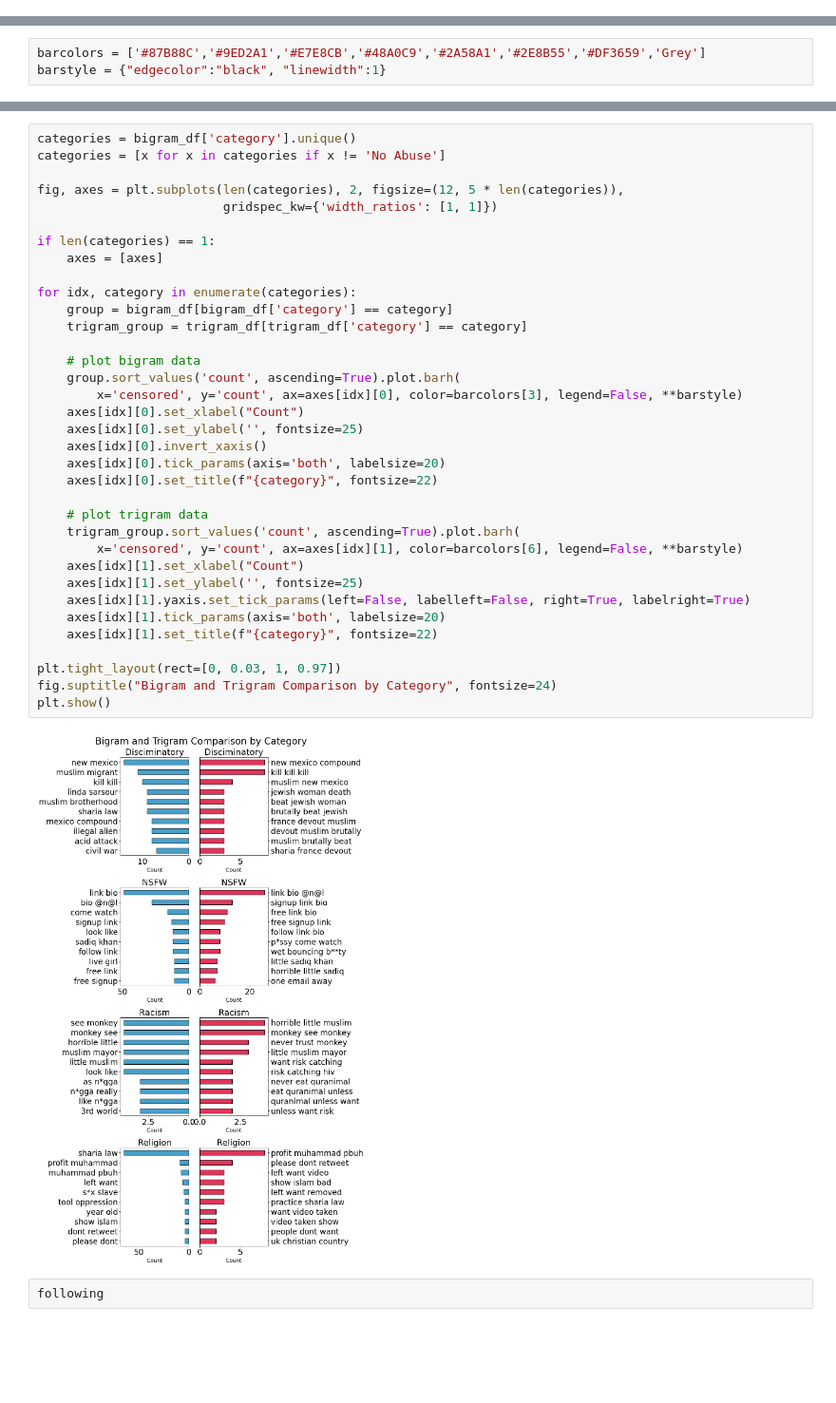
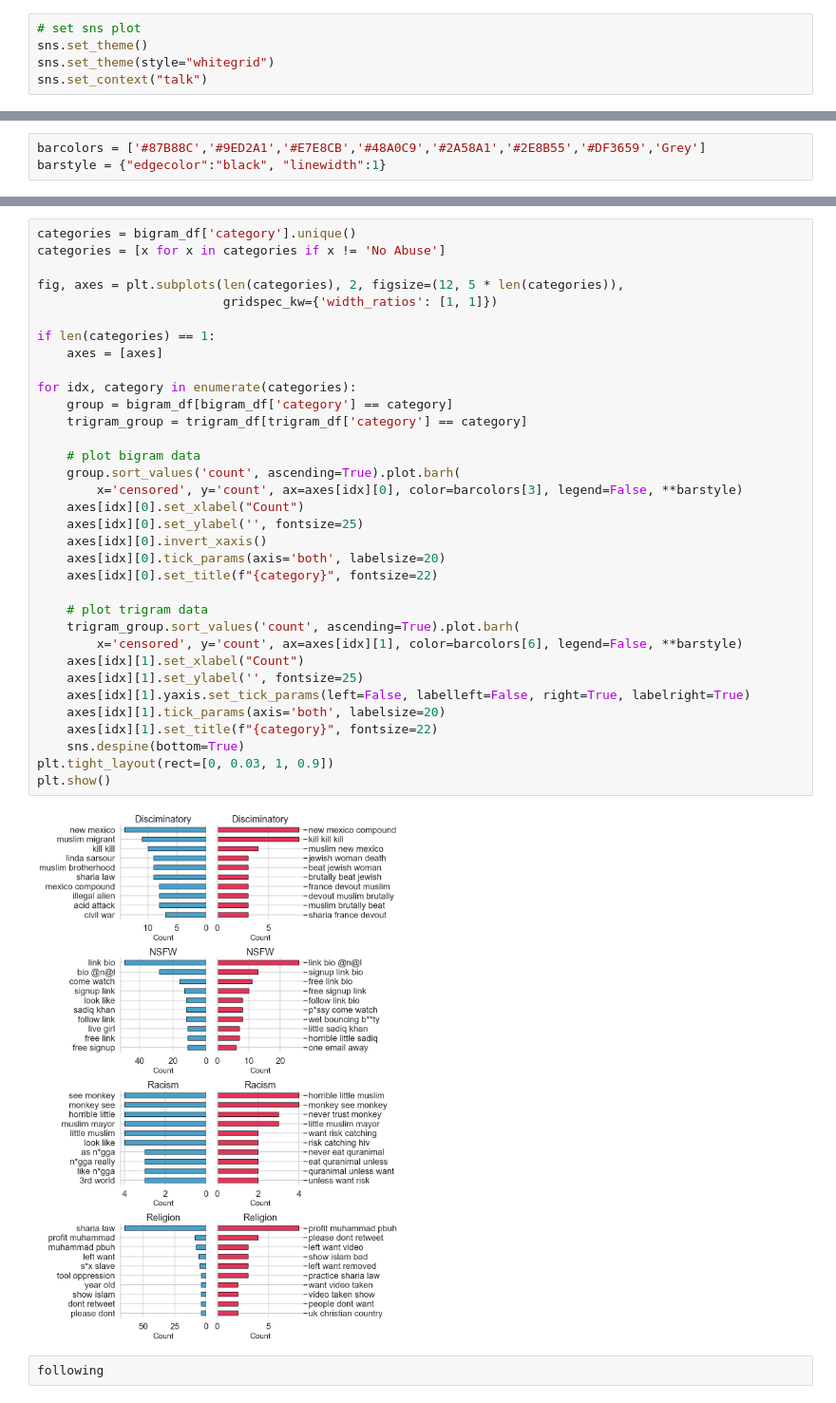
Before and after one commit to pinglainstitute/LLM-reviewtransformation, a Jupyter notebook: Notebooks/Twitter/twitter_analysis.ipynb, the cells around one changed output, grey strips where cells are left out. Shown at 95% size. Drawn from its saved outputs; the diff is of its cells as text; blank space fills up the shorter version.

Commit message:
fixed plots

```diff
--- a/Notebooks/Twitter/twitter_analysis.ipynb
+++ b/Notebooks/Twitter/twitter_analysis.ipynb
@@ -60,6 +59,11 @@ nltk.download('stopwords')
 [nltk_data]     C:\Users\jiyon\AppData\Roaming\nltk_data...
 [nltk_data]   Package stopwords is already up-to-date!
 True
+# %%
+# set sns plot
+sns.set_theme()
+sns.set_theme(style="whitegrid")
+sns.set_context("talk")
 # %%
 following = pd.read_csv("../../Dataset/tweets/followings_data.csv") # read twitter data
 # %%
@@ -302,37 +306,36 @@ categories = [x for x in categories if x != 'No Abuse']
 
 fig, axes = plt.subplots(len(categories), 2, figsize=(12, 5 * len(categories)),
                          gridspec_kw={'width_ratios': [1, 1]})
 
 if len(categories) == 1:
     axes = [axes]
 
 for idx, category in enumerate(categories):
     group = bigram_df[bigram_df['category'] == category]
     trigram_group = trigram_df[trigram_df['category'] == category]
 
     # plot bigram data
     group.sort_values('count', ascending=True).plot.barh(
         x='censored', y='count', ax=axes[idx][0], color=barcolors[3], legend=False, **barstyle)
     axes[idx][0].set_xlabel("Count")
     axes[idx][0].set_ylabel('', fontsize=25)
     axes[idx][0].invert_xaxis()
     axes[idx][0].tick_params(axis='both', labelsize=20)
     axes[idx][0].set_title(f"{category}", fontsize=22)
 
     # plot trigram data
     trigram_group.sort_values('count', ascending=True).plot.barh(
         x='censored', y='count', ax=axes[idx][1], color=barcolors[6], legend=False, **barstyle)
     axes[idx][1].set_xlabel("Count")
     axes[idx][1].set_ylabel('', fontsize=25)
     axes[idx][1].yaxis.set_tick_params(left=False, labelleft=False, right=True, labelright=True)
     axes[idx][1].tick_params(axis='both', labelsize=20)
     axes[idx][1].set_title(f"{category}", fontsize=22)
-
-plt.tight_layout(rect=[0, 0.03, 1, 0.97])
-fig.suptitle("Bigram and Trigram Comparison by Category", fontsize=24)
+    sns.despine(bottom=True)
+plt.tight_layout(rect=[0, 0.03, 1, 0.9])
 plt.show()
 # %% [output]
-[figure, old version]
+[figure, new version]
 # %%
 following
 # %% [output]
```
Also changed, not shown: parts of 2 cells of this notebook, 11 other files.
